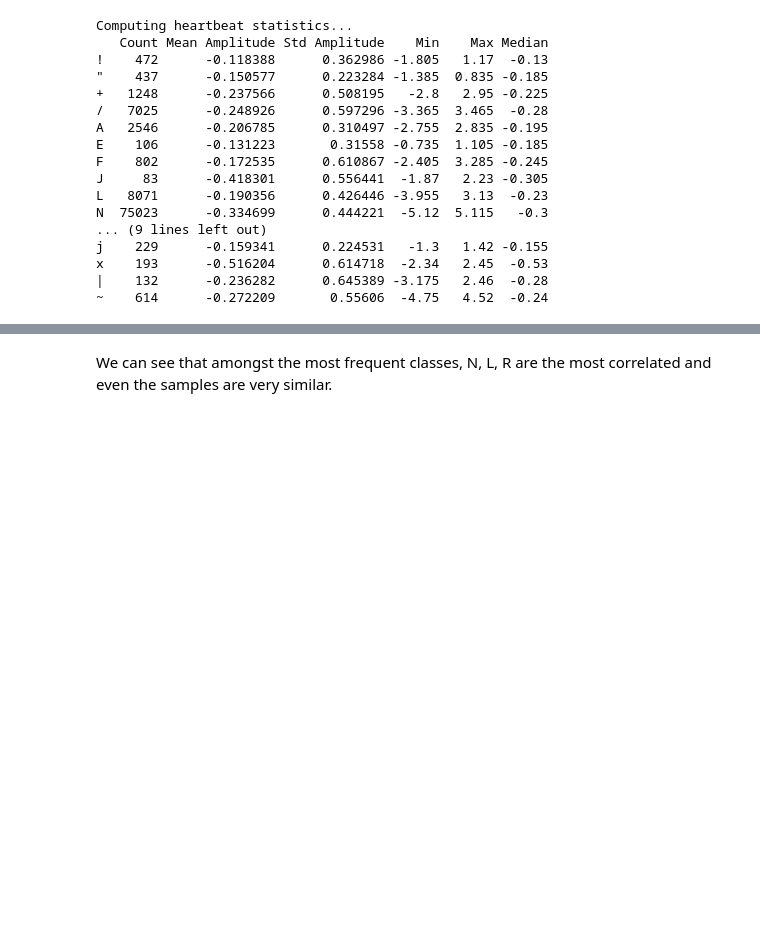
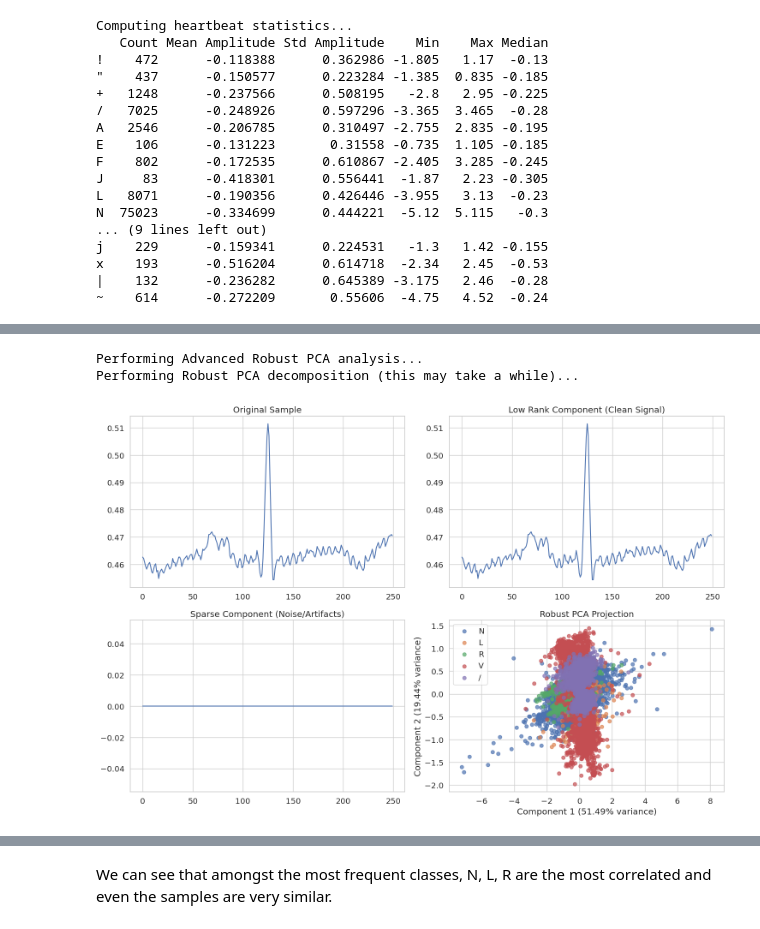
Before and after one commit to essalihanasse/datachall, a Jupyter notebook: eda.ipynb, the cells around one changed output, grey strips where cells are left out. Cells and saved outputs as stored; diff of their text form; code cells hidden in the pictures; blank space fills up the shorter version.

Commit message:
Update EDA notebook with new analysis

```diff
--- a/eda.ipynb
+++ b/eda.ipynb
@@ -409,3 +530,11 @@ Performing PCA analysis...
+# %%
+# Perform Advanced Robust PCA analysis
+print("\nPerforming Advanced Robust PCA analysis...")
+low_rank, sparse, heartbeats_rpca = perform_advanced_robust_pca(heartbeats, labels)
+# %% [output]
+Performing Advanced Robust PCA analysis...
+Performing Robust PCA decomposition (this may take a while)...
+[figure, added]
 # %%
 
     # Plot heartbeat correlations
```
Also changed, not shown: parts of 8 cells of this notebook.
